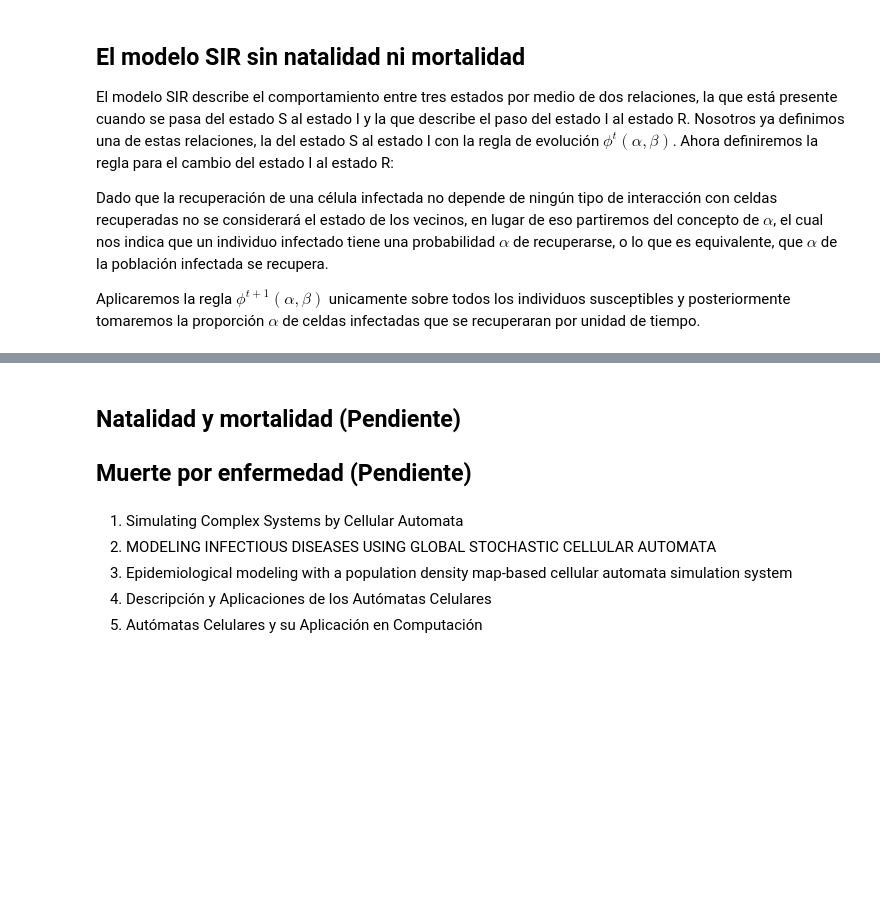
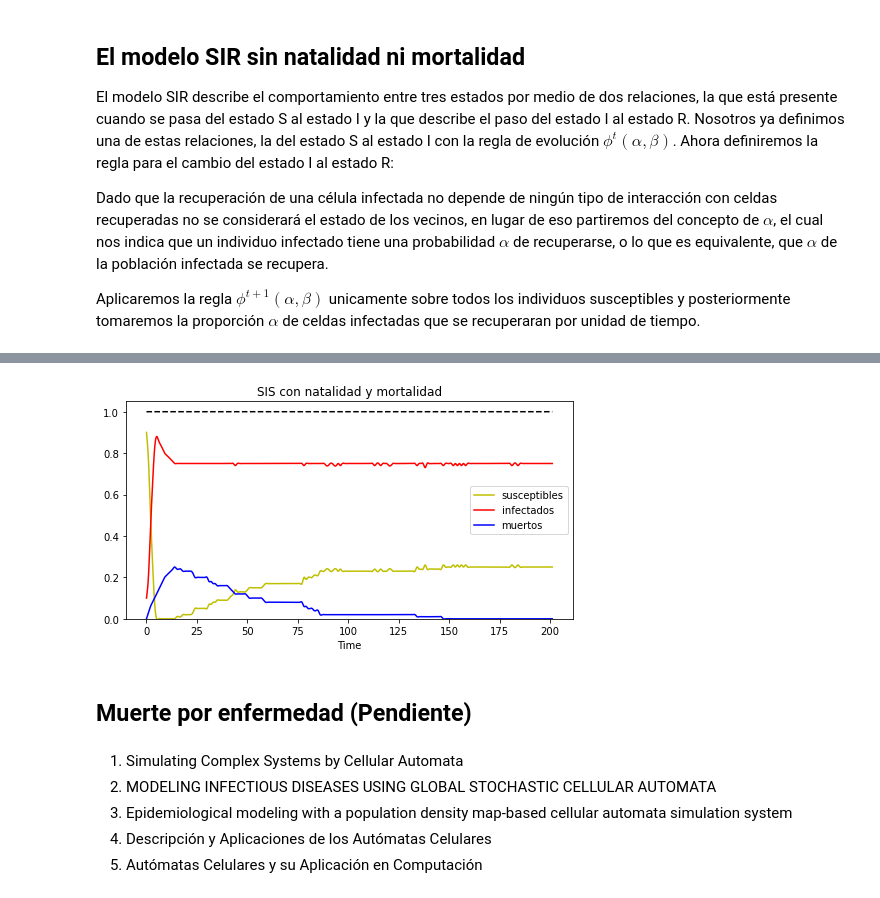
Before and after one commit to Grupo-de-simulacion-con-automatas/CAsimulations-Modelacion-de-dinamicas-topologicas-en-la-propagacion-de-una-enfermedad-usando-CA, a Jupyter notebook: Codigo/2. Autómatas celulares y reglas totalisticas.ipynb, the cells around one changed output, grey strips where cells are left out. Saved outputs shown, nothing was run; the diff lists cells and outputs as text; code cells hidden in the pictures; blank space fills up the shorter version.

Commit message:
Regla para la natalidad y la mortalidad

```diff
--- a/Codigo/2. Autómatas celulares y reglas totalisticas.ipynb
+++ b/Codigo/2. Autómatas celulares y reglas totalisticas.ipynb
@@ -135,5 +149,18 @@ SISmodel.metricsPlot(30,"Modelo SIR sin natalidad ni mortalidad")
+# %%
+system1 = initialCondition(0.1,np.zeros((10,10)))
+ranges = [[1,25,0.4],[25,64,0.4],[65,90,0.2]]
+ages_sys1 = agesMatrix(ranges,system1)
+
+mr = [[1,14,0.0005],[15,69,0.02],[70,100,0.15]]
+br = 2
+
+sm_1 = models("sis_birthAndMortavility",0.2,0.5,system1,Moore)
+sm_1.birthRate = br; sm_1.probabilityOfDyingByAgeGroup = mr
+sm_1.systemAges = ages_sys1; sm_1.annualUnit = 365
+sm_1.metricsPlot(200,"SIS con natalidad y mortalidad")
+# %% [output]
+[figure, added]
 # %% [markdown]
-## Natalidad y mortalidad (Pendiente)
 ## Muerte por enfermedad (Pendiente)
 # %% [markdown]
 1. Simulating Complex Systems by Cellular Automata
```
Also changed, not shown: parts of 4 cells of this notebook.
